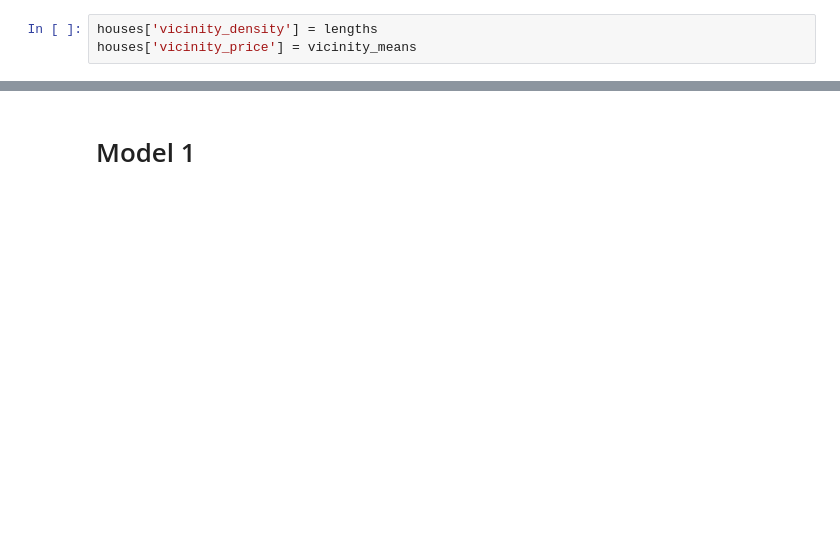
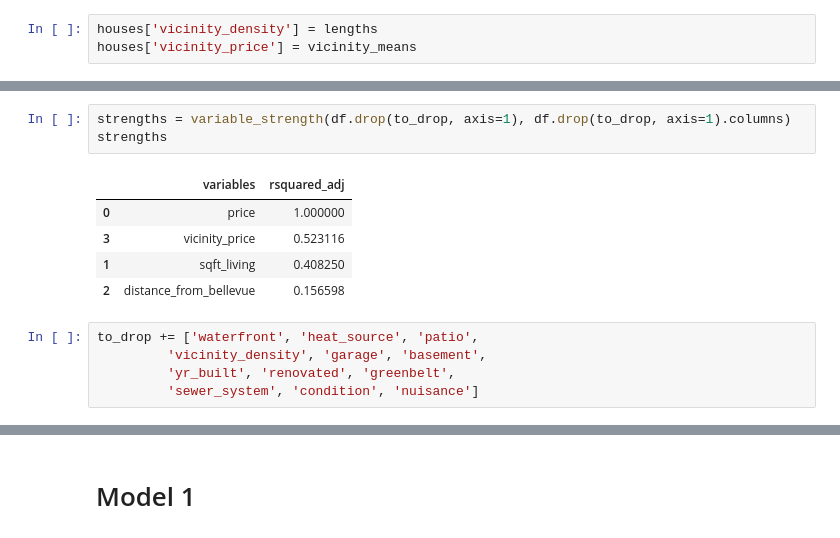
Before and after one commit to Jellohub/phase2_project, a Jupyter notebook: Notebook.ipynb, the cells around one changed output, grey strips where cells are left out. Saved outputs shown, nothing was run; the diff lists cells and outputs as text; blank space fills up the shorter version.

```diff
--- a/Notebook.ipynb
+++ b/Notebook.ipynb
@@ -287,0 +249,14 @@ List of variables we are interested in:
+# %%
+strengths = variable_strength(df.drop(to_drop, axis=1), df.drop(to_drop, axis=1).columns)
+strengths
+# %% [output]
+|  | variables | rsquared_adj |
+| 0 | price | 1.000000 |
+| 3 | vicinity_price | 0.523116 |
+| 1 | sqft_living | 0.408250 |
+| 2 | distance_from_bellevue | 0.156598 |
+# %%
+to_drop += ['waterfront', 'heat_source', 'patio',
+         'vicinity_density', 'garage', 'basement',
+         'yr_built', 'renovated', 'greenbelt',
+         'sewer_system', 'condition', 'nuisance']
```
Also changed, not shown: parts of 44 cells of this notebook.
